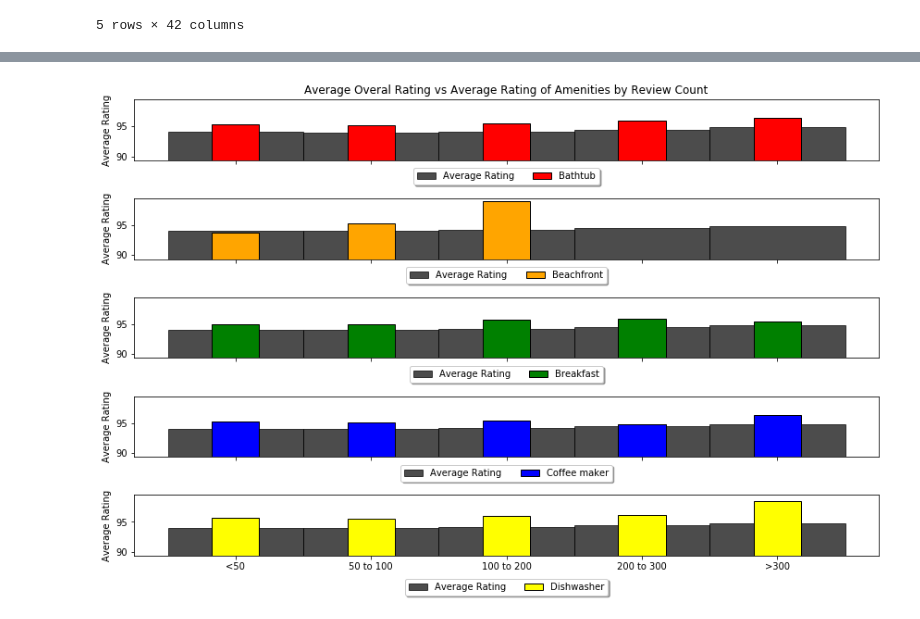
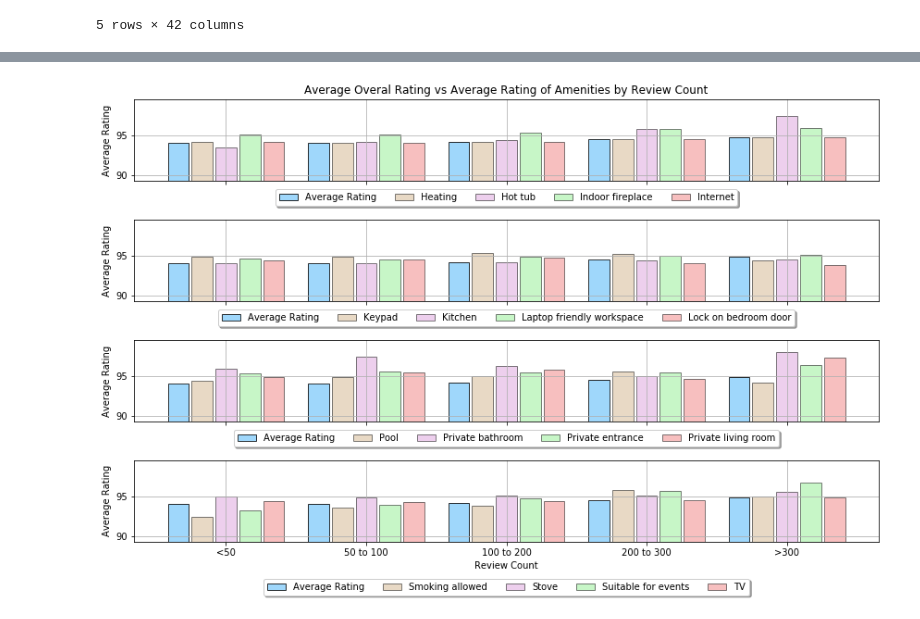
Before and after one commit to jmychalchyk/Group_4_Project_1, a Jupyter notebook: Jeff_Charts-092418-Set3-NumberofReviews.ipynb, the cells around one changed output, grey strips where cells are left out. Cells and saved outputs as stored; diff of their text form; code cells hidden in the pictures.

Commit message:
update charts

```diff
--- a/Jeff_Charts-092418-Set3-NumberofReviews.ipynb
+++ b/Jeff_Charts-092418-Set3-NumberofReviews.ipynb
@@ -92,15 +92,18 @@ df_chart.head()
 | 4 | >300 | 94.821429 | 96.545455 | 93.875000 | 99.000000 | 97.500000 | NaN | ... |
 5 rows × 42 columns
 # %%
-lstcolors=['black','red','orange','green','blue','yellow','indigo','violet']
+lstcolors=["lightskyblue","tan","plum","lightgreen","lightcoral","gold"]#["lightblue","green","lightskyblue","lightcoral","orange","red","purple","pink","yellowgreen"]
 x = df_chart.index
 y = df_chart['AverageRating']
 ylabel = 'Average Rating'
+xlabel = 'Review Count'
 xmin =df_chart['AverageRating'].min()-(df_chart['AverageRating'].min()*.05)
 xmax = df_chart['AverageRating'].max()+(df_chart['AverageRating'].min()*.05)
-width = 0.35
-width1 = 1
-alpha =.7
+w=.17
+width = 0.15
+width1 = width
+alpha =.8
+alpha1=.5
 lsz = 12
 wsz = 8
 title = 'Average Overal Rating vs Average Rating of Amenities by Review Count'
@@ -142,35 +167,56 @@ fig.show()
 # %%
-fig, (ax1,ax2,ax3,ax4,ax5) = plt.subplots(5, sharex=True, sharey=True,figsize=(lsz,wsz))
+fig, (ax1,ax2,ax3,ax4) = plt.subplots(4, sharex=True, sharey=True,figsize=(lsz,wsz))
 
-ax1.bar(x, y,  alpha=alpha  ,color=lstcolors[0],width = width1,edgecolor = "black",linewidth=1)
-ax1.bar(x, df_chart[lst2[0]],color=lstcolors[1],width = width ,edgecolor = "black",linewidth=1)
-ax2.bar(x, y,  alpha=alpha  ,color=lstcolors[0],width = width1,edgecolor = "black",linewidth=1)
-ax2.bar(x, df_chart[lst2[1]],color=lstcolors[2],width = width ,edgecolor = "black",linewidth=1)
-ax3.bar(x, y,  alpha=alpha  ,color=lstcolors[0],width = width1,edgecolor = "black",linewidth=1)
-ax3.bar(x, df_chart[lst2[2]],color=lstcolors[3],width = width ,edgecolor = "black",linewidth=1)
-ax4.bar(x, y,  alpha=alpha  ,color=lstcolors[0],width = width1,edgecolor = "black",linewidth=1)
-ax4.bar(x, df_chart[lst2[3]],color=lstcolors[4],width = width ,edgecolor = "black",linewidth=1)
-ax5.bar(x, y,  alpha=alpha  ,color=lstcolors[0],width = width1,edgecolor = "black",linewidth=1)
-ax5.bar(x, df_chart[lst2[4]],color=lstcolors[5],width = width ,edgecolor = "black",linewidth=1)
+ax1.bar(x-w-w, y,  alpha=alpha  ,color=lstcolors[0],width = width1,edgecolor = "black",linewidth=1)
+ax1.bar(x-w, df_chart[lst5[0]],alpha=alpha1,color=lstcolors[1],width = width ,edgecolor = "black",linewidth=1)
+ax1.bar(x, df_chart[lst5[1]],alpha=alpha1,color=lstcolors[2],width = width ,edgecolor = "black",linewidth=1)
+ax1.bar(x+w, df_chart[lst5[2]],alpha=alpha1,color=lstcolors[3],width = width ,edgecolor = "black",linewidth=1)
+ax1.bar(x+w+w, df_chart[lst5[3]],alpha=alpha1,color=lstcolors[4],width = width ,edgecolor = "black",linewidth=1)
+
+ax2.bar(x-w-w, y,  alpha=alpha  ,color=lstcolors[0],width = width1,edgecolor = "black",linewidth=1)
+ax2.bar(x-w, df_chart[lst6[0]],alpha=alpha1,color=lstcolors[1],width = width ,edgecolor = "black",linewidth=1)
+ax2.bar(x, df_chart[lst6[1]],alpha=alpha1,color=lstcolors[2],width = width ,edgecolor = "black",linewidth=1)
+ax2.bar(x+w, df_chart[lst6[2]],alpha=alpha1,color=lstcolors[3],width = width ,edgecolor = "black",linewidth=1)
+ax2.bar(x+w+w, df_chart[lst6[3]],alpha=alpha1,color=lstcolors[4],width = width ,edgecolor = "black",linewidth=1)
+
+ax3.bar(x-w-w, y,  alpha=alpha  ,color=lstcolors[0],width = width1,edgecolor = "black",linewidth=1)
+ax3.bar(x-w, df_chart[lst7[0]],alpha=alpha1,color=lstcolors[1],width = width ,edgecolor = "black",linewidth=1)
+ax3.bar(x, df_chart[lst7[1]],alpha=alpha1,color=lstcolors[2],width = width ,edgecolor = "black",linewidth=1)
+ax3.bar(x+w, df_chart[lst7[2]],alpha=alpha1,color=lstcolors[3],width = width ,edgecolor = "black",linewidth=1)
+ax3.bar(x+w+w, df_chart[lst7[3]],alpha=alpha1,color=lstcolors[4],width = width ,edgecolor = "black",linewidth=1)
+
+ax4.bar(x-w-w, y,  alpha=alpha  ,color=lstcolors[0],width = width1,edgecolor = "black",linewidth=1)
+ax4.bar(x-w, df_chart[lst8[0]],alpha=alpha1,color=lstcolors[1],width = width ,edgecolor = "black",linewidth=1)
+ax4.bar(x, df_chart[lst8[1]],alpha=alpha1,color=lstcolors[2],width = width ,edgecolor = "black",linewidth=1)
+ax4.bar(x+w, df_chart[lst8[2]],alpha=alpha1,color=lstcolors[3],width = width ,edgecolor = "black",linewidth=1)
+ax4.bar(x+w+w, df_chart[lst8[3]],alpha=alpha1,color=lstcolors[4],width = width ,edgecolor = "black",linewidth=1)
+
 plt.ylim(xmin,xmax)
-ax1.legend([ylabel,lst2[0]],loc='upper center', bbox_to_anchor=(0.5, -0.05),fancybox=True, shadow=True, ncol=5)
-ax2.legend([ylabel,lst2[1]],loc='upper center', bbox_to_anchor=(0.5, -0.05),fancybox=True, shadow=True, ncol=5)
-ax3.legend([ylabel,lst2[2]],loc='upper center', bbox_to_anchor=(0.5, -0.05),fancybox=True, shadow=True, ncol=5)
-ax4.legend([ylabel,lst2[3]],loc='upper center', bbox_to_anchor=(0.5, -0.05),fancybox=True, shadow=True, ncol=5)
-ax5.legend([ylabel,lst2[4]],loc='upper center', bbox_to_anchor=(0.5, -0.3),fancybox=True, shadow=True, ncol=5)
+
+ax1.legend([ylabel,lst5[0],lst5[1],lst5[2],lst5[3]],loc='upper center', bbox_to_anchor=(0.5, -0.05),fancybox=True, shadow=True, ncol=5)
+ax2.legend([ylabel,lst6[0],lst6[1],lst6[2],lst6[3]],loc='upper center', bbox_to_anchor=(0.5, -0.05),fancybox=True, shadow=True, ncol=5)
+ax3.legend([ylabel,lst7[0],lst7[1],lst7[2],lst7[3]],loc='upper center', bbox_to_anchor=(0.5, -0.05),fancybox=True, shadow=True, ncol=5)
+ax4.legend([ylabel,lst8[0],lst8[1],lst8[2],lst8[3]],loc='upper center', bbox_to_anchor=(0.5, -0.4),fancybox=True, shadow=True, ncol=5)
 
 ax1.set_xticks([0,1,2,3,4])
 ax1.set_xticklabels(("<50", "50 to 100", "100 to 200", "200 to 300", ">300"))
 
 ax1.set_title(title)
 ax1.set_ylabel(ylabel)
 ax2.set_ylabel(ylabel)
 ax3.set_ylabel(ylabel)
 ax4.set_ylabel(ylabel)
-ax5.set_ylabel(ylabel)
+
+ax4.set_xlabel(xlabel)
+
+ax1.grid(zorder=1)
+ax2.grid(zorder=1)
+ax3.grid(zorder=1)
+ax4.grid(zorder=1)
+
 
 fig.tight_layout()
-plt.savefig("Images/Chart2_Set3.png")
+plt.savefig("Images/Chart2_Set3b.png")
 fig.show()
 # %% [output]
-[figure, old version]
+[figure, new version]
```
Also changed, not shown: parts of 7 cells of this notebook, 11 other files.
